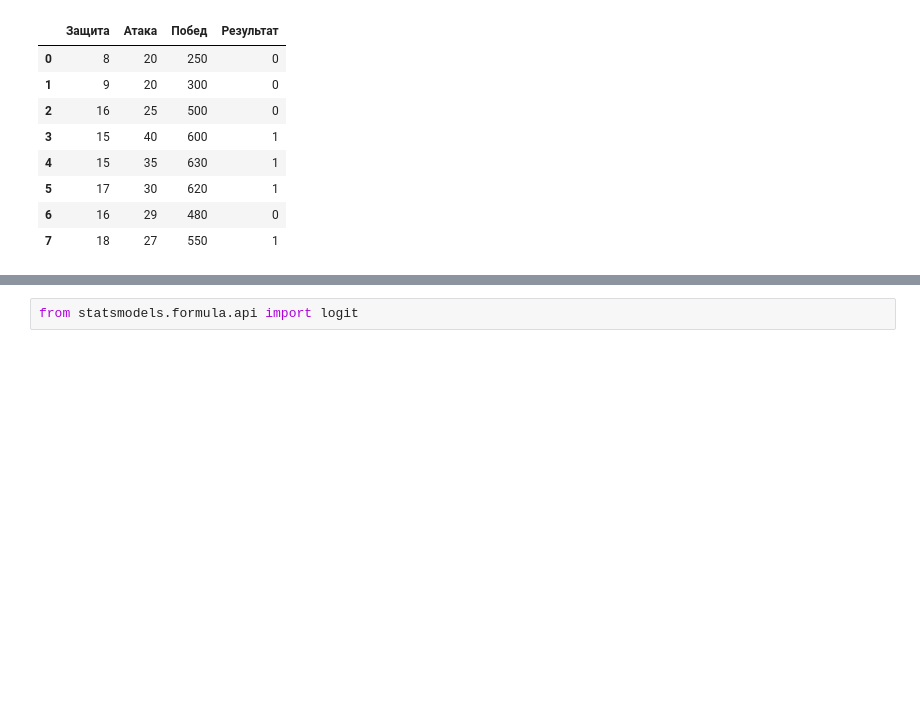
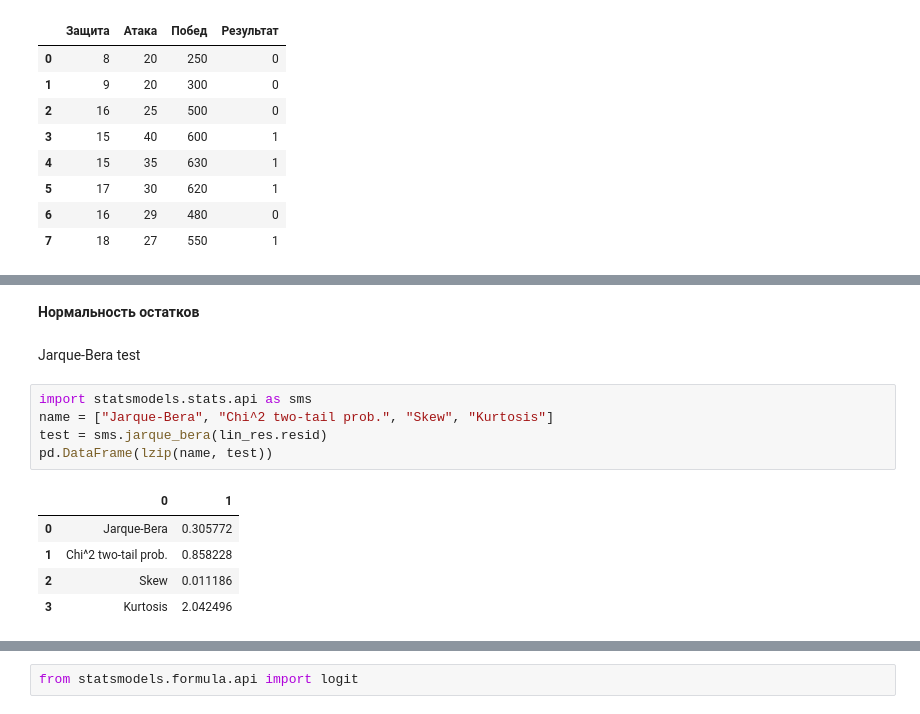
Before and after one commit to vn322/Cod_future, a Jupyter notebook: Statsmodels.ipynb, the cells around one changed output, grey strips where cells are left out. Drawn from its saved outputs; the diff is of its cells as text; blank space fills up the shorter version.

```diff
--- a/Statsmodels.ipynb
+++ b/Statsmodels.ipynb
@@ -202,0 +255,15 @@ df
+# %% [markdown]
+**Нормальность остатков**
+# %% [markdown]
+Jarque-Bera test
+# %%
+import statsmodels.stats.api as sms
+name = ["Jarque-Bera", "Chi^2 two-tail prob.", "Skew", "Kurtosis"]
+test = sms.jarque_bera(lin_res.resid)
+pd.DataFrame(lzip(name, test))
+# %% [output]
+|  | 0 | 1 |
+| 0 | Jarque-Bera | 0.305772 |
+| 1 | Chi^2 two-tail prob. | 0.858228 |
+| 2 | Skew | 0.011186 |
+| 3 | Kurtosis | 2.042496 |
```
Also changed, not shown: parts of 18 cells of this notebook.
